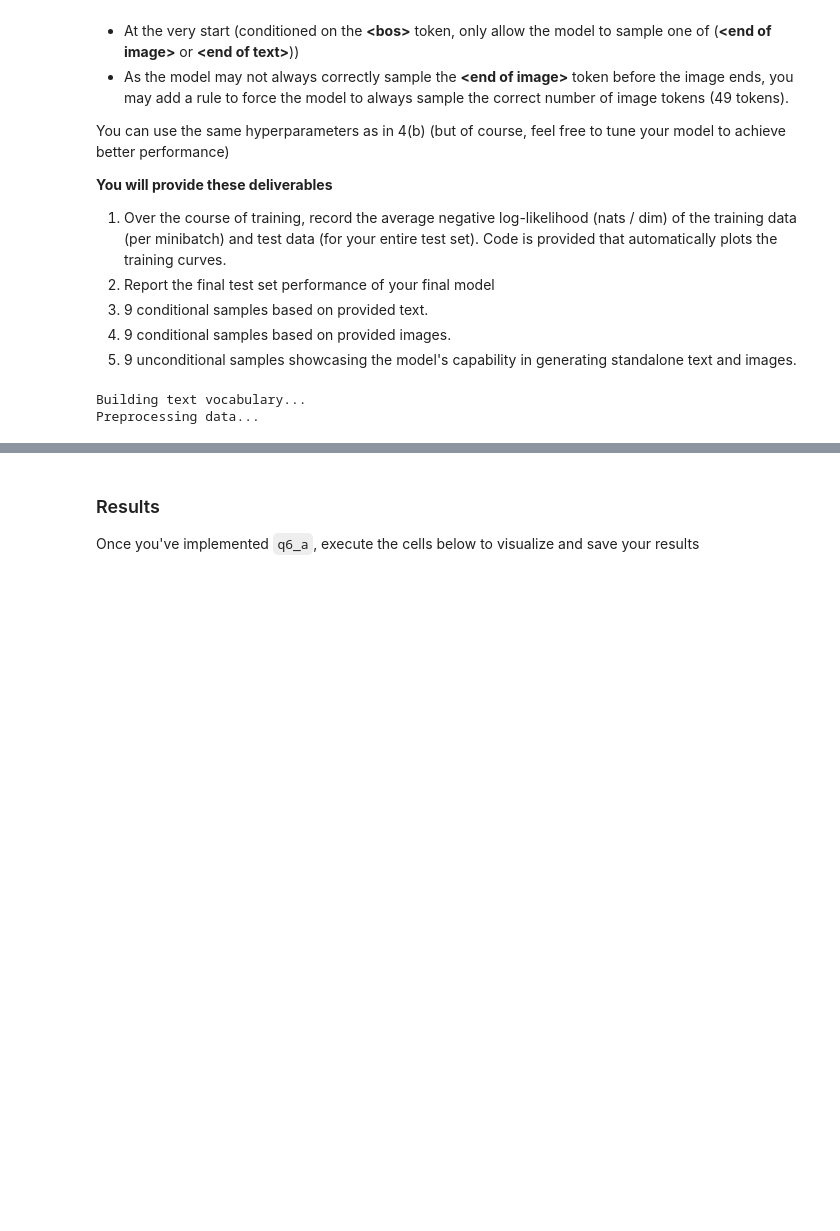
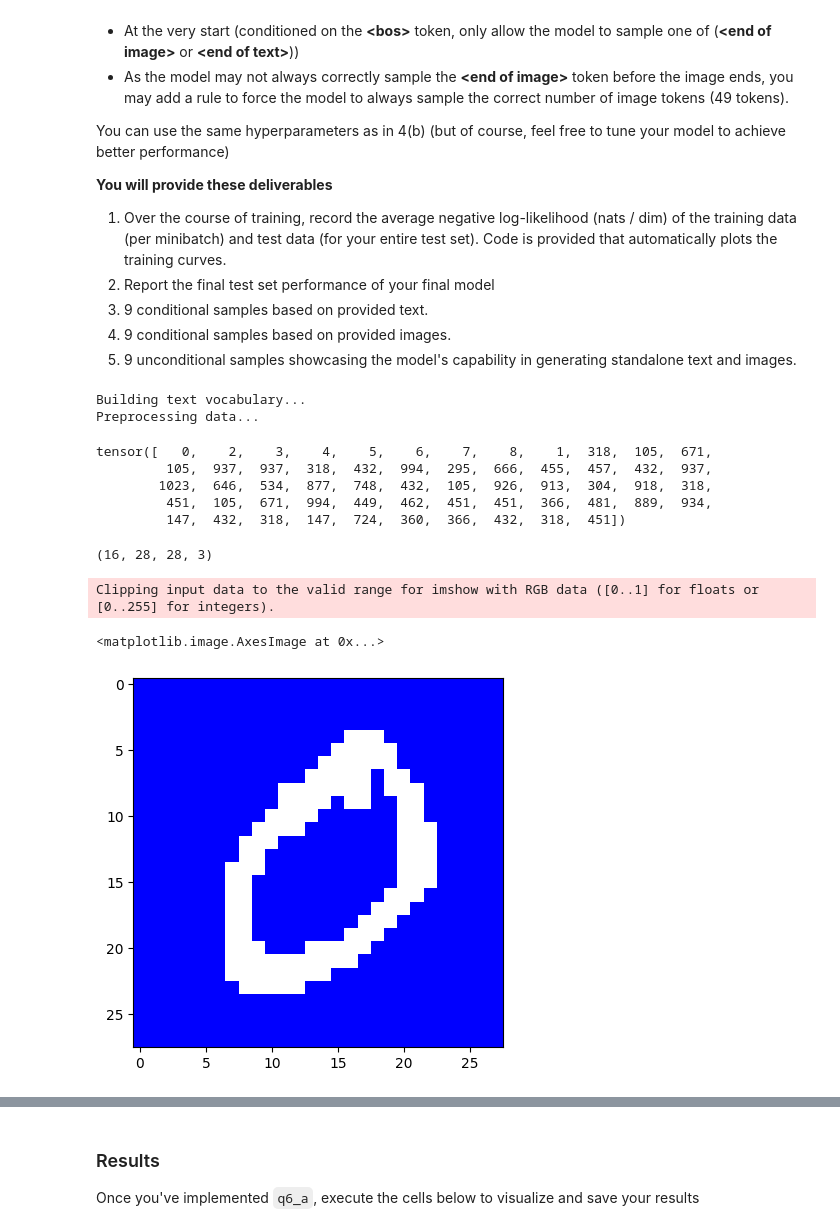
Before and after one commit to ebronstein/deepul, a Jupyter notebook: homeworks/hw1/hw1_my_sols.ipynb, the cells around one changed output, grey strips where cells are left out. Saved outputs shown, nothing was run; the diff lists cells and outputs as text; code cells hidden in the pictures; blank space fills up the shorter version.

```diff
--- a/homeworks/hw1/hw1_my_sols.ipynb
+++ b/homeworks/hw1/hw1_my_sols.ipynb
@@ -2713,0 +2729,8 @@ Preprocessing data...
+# %%
+multimodal_batch[0]
+# %% [output]
+tensor([   0,    2,    3,    4,    5,    6,    7,    8,    1,  318,  105,  671,
+         105,  937,  937,  318,  432,  994,  295,  666,  455,  457,  432,  937,
+        1023,  646,  534,  877,  748,  432,  105,  926,  913,  304,  918,  318,
+         451,  105,  671,  994,  449,  462,  451,  451,  366,  481,  889,  934,
+         147,  432,  318,  147,  724,  360,  366,  432,  318,  451])
@@ -2713,0 +2745,10 @@ Preprocessing data...
+# %%
+train_data.shape
+# %% [output]
+(16, 28, 28, 3)
+# %%
+plt.imshow(train_data[1] / 3 * 255)
+# %% [output]
+Clipping input data to the valid range for imshow with RGB data ([0..1] for floats or [0..255] for integers).
+<matplotlib.image.AxesImage at 0x...>
+[figure, added]
```
Also changed, not shown: parts of 15 cells of this notebook, 1 other file.
